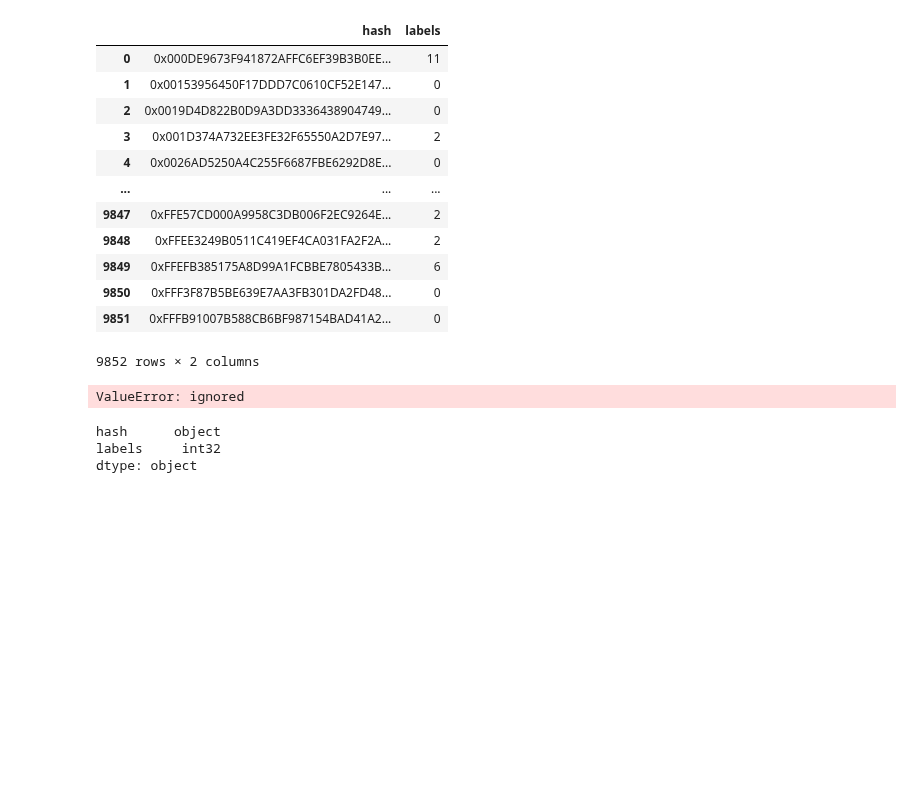
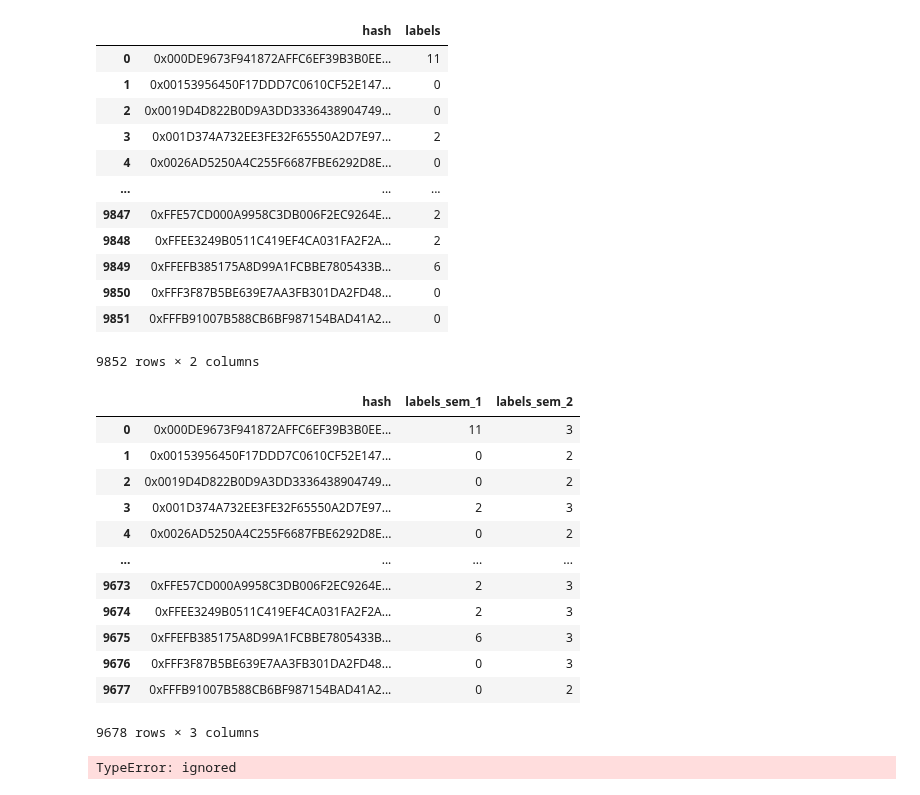
Before and after one commit to Maksimka9/clustering, a Jupyter notebook: main.ipynb, the cells around one changed output. Cells and saved outputs as stored; diff of their text form; code cells hidden in the pictures; blank space fills up the shorter version.

```diff
--- a/main.ipynb
+++ b/main.ipynb
@@ -298,12 +298,25 @@ See the caveats in the documentation: https://pandas.pydata.org/pandas-docs/stab
 | 9851 | 0xFFFB91007B588CB6BF987154BAD41A2... | 0 |
 9852 rows × 2 columns
 # %%
-compare_labels_df = hash_df_2.join(hash_df_1, on = 'hash', how = 'inner')
+compare_labels_df = hash_df_1.merge(hash_df_2, on = 'hash', how = 'inner')
+compare_labels_df = compare_labels_df.rename(columns={'labels_x':'labels_sem_1','labels_y':'labels_sem_2'})
+compare_labels_df
 # %% [output]
+|  | hash | labels_sem_1 | labels_sem_2 |
+| 0 | 0x000DE9673F941872AFFC6EF39B3B0EE... | 11 | 3 |
+| 1 | 0x00153956450F17DDD7C0610CF52E147... | 0 | 2 |
+| 2 | 0x0019D4D822B0D9A3DD3336438904749... | 0 | 2 |
+| 3 | 0x001D374A732EE3FE32F65550A2D7E97... | 2 | 3 |
+| 4 | 0x0026AD5250A4C255F6687FBE6292D8E... | 0 | 2 |
+| ... | ... | ... | ... |
+| 9673 | 0xFFE57CD000A9958C3DB006F2EC9264E... | 2 | 3 |
+| 9674 | 0xFFEE3249B0511C419EF4CA031FA2F2A... | 2 | 3 |
+| 9675 | 0xFFEFB385175A8D99A1FCBBE7805433B... | 6 | 3 |
+| 9676 | 0xFFF3F87B5BE639E7AA3FB301DA2FD48... | 0 | 3 |
+| 9677 | 0xFFFB91007B588CB6BF987154BAD41A2... | 0 | 2 |
-ValueError: ignored
+9678 rows × 3 columns
-# %%
-hash_df_2.dtypes
-# %% [output]
-hash      object
-labels     int32
-dtype: object
+# %%
+compare_labels_df.groupby(['labels_sem_1', 'labels_sem_2']).config
+# Реализовать count
+# %% [output]
+TypeError: ignored
```
